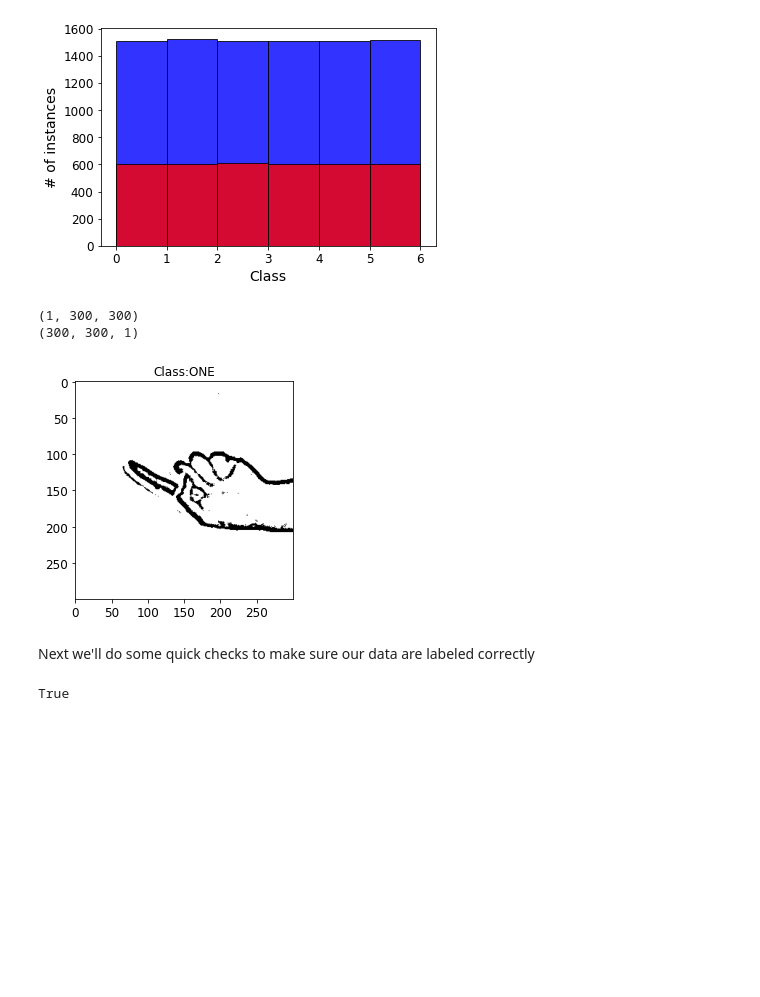
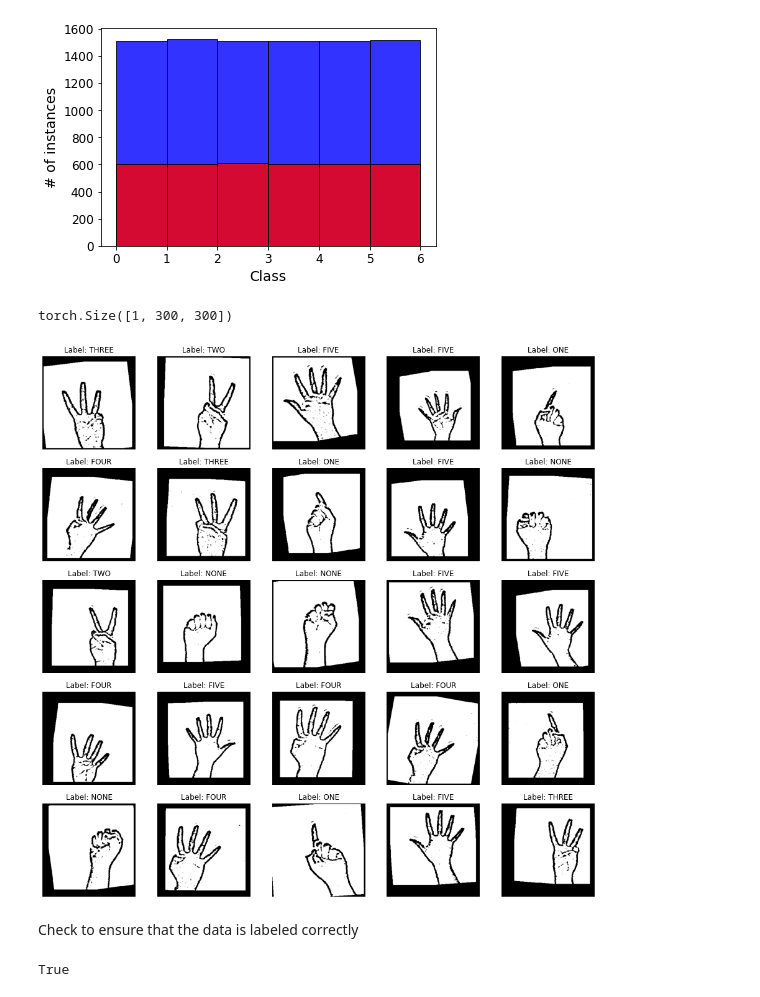
Before and after one commit to santiagonars/CNN-HowManyFingers-PyTorch, a Jupyter notebook: train-model.ipynb, the cells around one changed output. Drawn from its saved outputs; the diff is of its cells as text; code cells hidden in the pictures; blank space fills up the shorter version.

```diff
--- a/train-model.ipynb
+++ b/train-model.ipynb
@@ -102,29 +99,24 @@ plt.ylabel('# of instances')
 plt.xlabel('Class');
 # %% [output]
 [figure]
-# %%
-images, _ = next(iter(dataloaders['train']))
-print(images[0].numpy().shape)
-print(np.transpose(images[0].numpy()).shape)
-
-def imshow(img):
-    np_img = np.transpose(img.numpy())
-    plt.imshow(np_img, cmap='gray')
-    plt.show()
-
-for i in range(1):
-    # get some random training images
-    dataiter = iter(dataloaders['train'])
-    images, classes = dataiter.next()
-    # show images
-    plt.title('Class:{}'.format(class_names[classes]))
-    imshow(torchvision.utils.make_grid(images))
-# %% [output]
-(1, 300, 300)
-(300, 300, 1)
-[figure, removed]
-# %% [markdown]
-Next we'll do some quick checks to make sure our data are labeled correctly
+# %%
+for batch_idx, (data, target) in enumerate(dataloaders['train']):
+    print(data[0].shape) # [Color, Height, Width]
+
+    plt.figure(figsize=(16, 16))
+    for i in range(25):
+        img = data[i].permute(1, 2, 0) # rotates and transposes image tensor from [C, H, W] to get [H, W, C]
+        label = target[i].item()
+        plt.subplot(5,5,i+1)
+        plt.axis('off')
+        plt.title("Label: {}".format(class_names[label]))
+        plt.imshow(img, cmap='gray')
+    if batch_idx == 0: break # only see images from the first batch
+# %% [output]
+torch.Size([1, 300, 300])
+[figure, added]
+# %% [markdown]
+Check to ensure that the data is labeled correctly
 # %%
 # double check things aren't mixed up
 image_datasets['train'].class_to_idx == image_datasets['val'].class_to_idx
```
Also changed, not shown: parts of 24 cells of this notebook.
